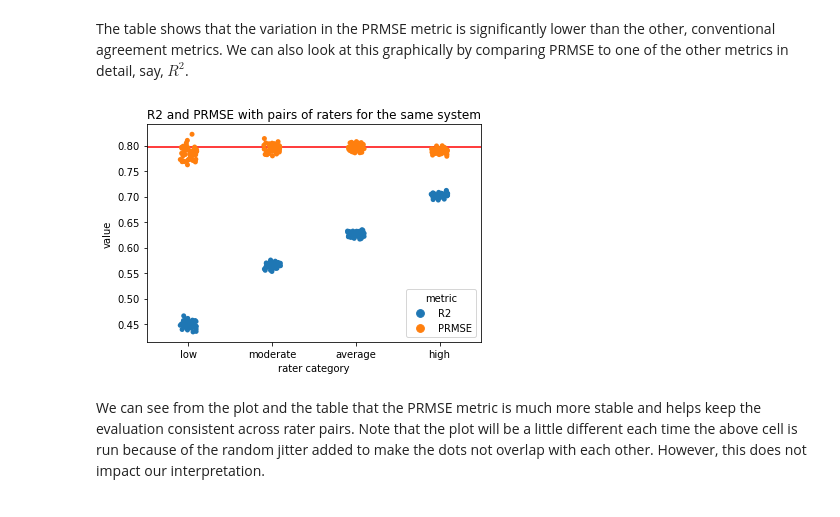
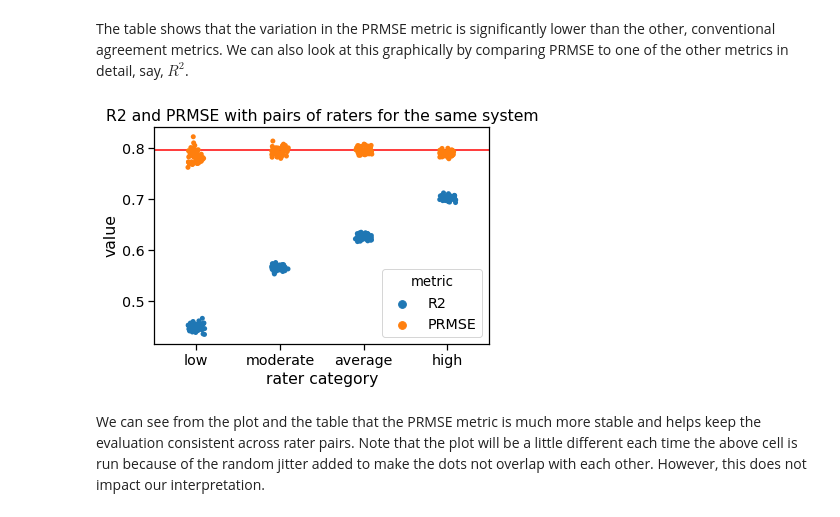
Before and after one commit to EducationalTestingService/prmse-simulations, a Jupyter notebook: notebooks/metric_stability.ipynb, the cells around one changed output. Saved outputs shown, nothing was run; the diff lists cells and outputs as text; code cells hidden in the pictures.

Commit message:
Scale fonts in images
- Move legend inside in pairs image so that it's larger.

```diff
--- a/notebooks/metric_stability.ipynb
+++ b/notebooks/metric_stability.ipynb
@@ -178,24 +180,25 @@ df_all_metrics_long.groupby('metric')['value'].describe()
 The table shows that the variation in the PRMSE metric is significantly lower than the other, conventional agreement metrics. We can also look at this graphically by comparing PRMSE to one of the other metrics in detail, say, $R^2$.
 # %%
 # now plot the values of the PRMSE and R^2 metrics by rater category
-ax = sns.stripplot(x='rater_category',
-                   y='value',
-                   hue="metric",
-                   order=dataset.rater_categories,
-                   jitter=True,
-                   data=df_all_metrics_long[df_all_metrics_long['metric'].isin(['R2', 'PRMSE'])])
+with sns.plotting_context('notebook', font_scale=1.3):
+    ax = sns.stripplot(x='rater_category',
+                       y='value',
+                       hue="metric",
+                       order=dataset.rater_categories,
+                       jitter=True,
+                       data=df_all_metrics_long[df_all_metrics_long['metric'].isin(['R2', 'PRMSE'])])
 
-# we also add a line for the R^2 metric for the system scores
-# against the simulated true/gold-standard scores
-true_r2 = r2_score(df_scores['true'], df_scores[chosen_system])
-ax.axhline(true_r2, color='red')
+    # we also add a line for the R^2 metric for the system scores
+    # against the simulated true/gold-standard scores
+    true_r2 = r2_score(df_scores['true'], df_scores[chosen_system])
+    ax.axhline(true_r2, color='red')
 
-# set axis labels
-ax.set_title("R2 and PRMSE with pairs of raters for the same system")
-ax.set_xlabel("rater category");
-plt.savefig(figure_dir / 'prmse_single.png')
-plt.show()
+    # set axis labels
+    ax.set_title("R2 and PRMSE with pairs of raters for the same system")
+    ax.set_xlabel("rater category");
+    plt.savefig(figure_dir / 'prmse_single.png', bbox_inches="tight")
+    plt.show()
 # %% [output]
-[figure, old version]
+[figure, new version]
 # %% [markdown]
 We can see from the plot and the table that the PRMSE metric is much more stable and helps keep the evaluation consistent across rater pairs. Note that the plot will be a little different each time the above cell is run because of the random jitter added to make the dots not overlap with each other. However, this does not impact our interpretation.
```
Also changed, not shown: parts of 1 cell of this notebook.
